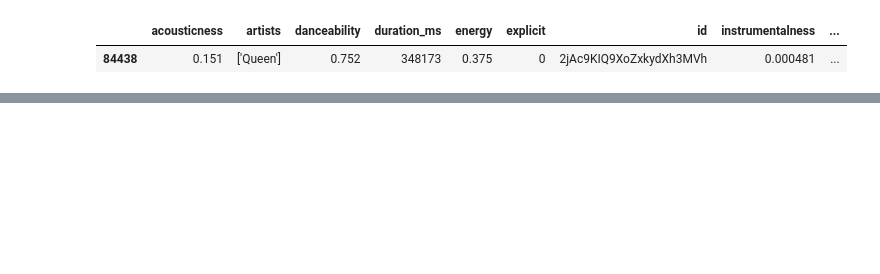
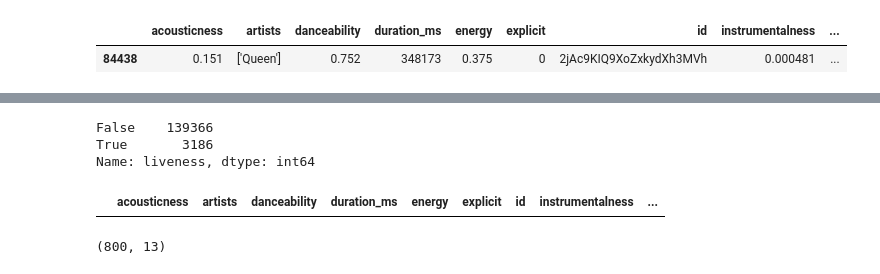
Before and after one commit to truongkimson/coursera-capstone, a Jupyter notebook: coursera_capstone.ipynb, the cells around one changed output, grey strips where cells are left out. Cells and saved outputs as stored; diff of their text form; code cells hidden in the pictures; blank space fills up the shorter version.

```diff
--- a/coursera_capstone.ipynb
+++ b/coursera_capstone.ipynb
@@ -126,0 +188,14 @@ sns.heatmap(col.corr())
+# %%
+# According to Spotify API documentation, 'liveness' is defined as detection level of the presence of audience
+# Higher 'liveness' values indicate a higher probability that a certain track is a record of a live session.
+# A 'liveness' score of above 0.8 presents a strong likelihood that a track is live.
+# Since our model is meant to provide prediction for a studio recorded track, we're going to filter and discard
+# tracks which are highly likely to be live records.
+
+print((spot.liveness > 0.8).value_counts())
+# There are about 3000 tracks in this dataset which are highly likely to be live records
+spot.drop(index=spot[spot.liveness > 0.8].index, inplace=True)
+# %% [output]
+False    139366
+True       3186
+Name: liveness, dtype: int64
@@ -126,0 +207,13 @@ sns.heatmap(col.corr())
+# %%
+# speechiness above 0.66 is considered non-musical so therefore we're going to filter out those tracks as well
+# unlike 'liveness', 'speechiness' does characterize a track rather than simply classify whether a track is a podcast/talkshow or a song
+# For example, with 'speechiness' somewhere between 0.33 and 0.66 the song is most likely to be a rap song.
+# We can see this score as a way to quantify how melodic a song is. Therefore, we're going to keep this column to use as a predicting variable
+spot.drop(index=spot[spot.speechiness < 0.66].index, inplace=True)
+# %%
+# Now we're going to look into 'tempo' attribute
+spot.tempo.describe()
+# We can notice that there are tracks whose tempo is zero, let's list them out
+spot[spot.tempo == 0]
+# %% [output]
+|  | acousticness | artists | danceability | duration_ms | energy | explicit | id | instrumentalness | ... |
@@ -126,0 +237,5 @@ sns.heatmap(col.corr())
+# %%
+spot.shape
+# After cleaning the dataset we've arrived with a dataset having 12 features and 1 label column
+# %% [output]
+(800, 13)
```
Also changed, not shown: parts of 26 cells of this notebook.
